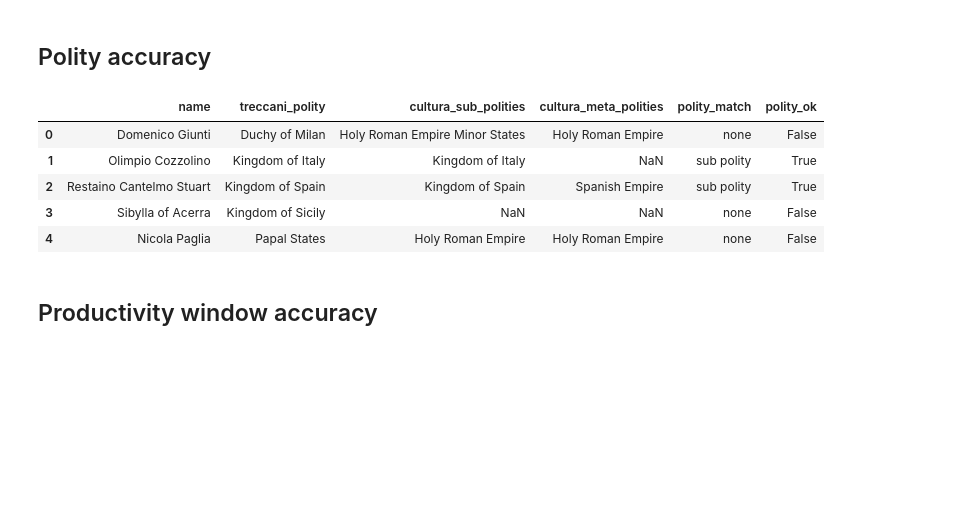
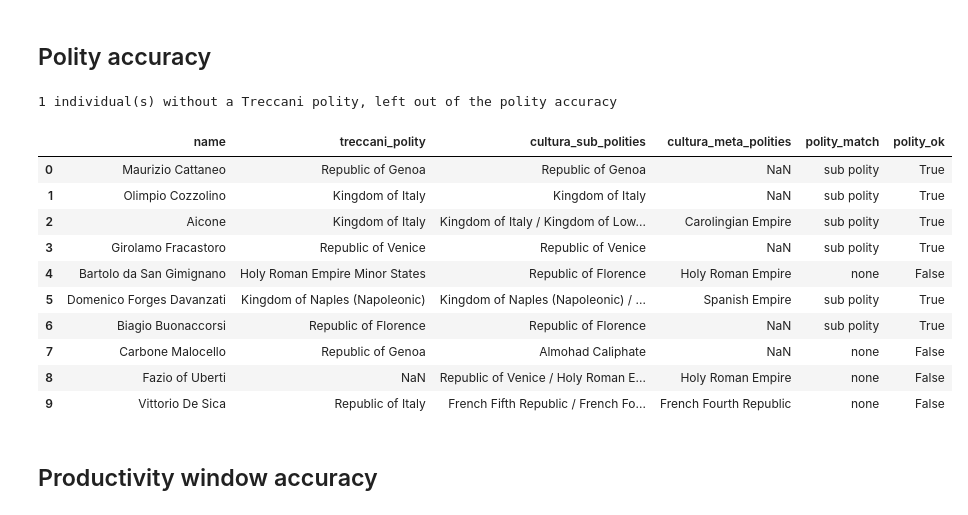
Before and after one commit to charlesdedampierre/cultura_database, a Jupyter notebook: notebooks/13_treccani_validation.ipynb, the cells around one changed output. Drawn from its saved outputs; the diff is of its cells as text; code cells hidden in the pictures; blank space fills up the shorter version.

```diff
--- a/notebooks/13_treccani_validation.ipynb
+++ b/notebooks/13_treccani_validation.ipynb
@@ -10,14 +10,16 @@ import duckdb
 import pandas as pd
 
 ROOT = Path.cwd().parent
-AI_ANSWERS = ROOT / "annotations" / "treccani_validation" / "treccani_ai_annotations.parquet"
+AI_ANSWERS = ROOT / "annotations" / "treccani_validation" / "treccani_ai_annotations_cultura10.parquet"
 DATABASE = ROOT / "data" / "cultura" / "humans_clean_v2_sample_treccani.duckdb"
 MIN_OVERLAP_SHARE = 0.5
 # %% [markdown]
 ## Treccani answers found by the AI
 # %%
 def window_years(answer):
-    years = [int(year) for year in re.findall(r"\b\d{3,4}\b", answer or "")]
+    years = []
+    for year, decade in re.findall(r"\b(\d{3,4})(s?)\b", answer or ""):
+        years += [int(year), int(year) + 9] if decade else [int(year)]
     if years:
         return min(years), max(years)
     centuries = [int(c) for c in re.findall(r"(\d{1,2})(?:st|nd|rd|th) century", answer or "")]
@@ -112,20 +129,28 @@ comparison
 # %%
 as_list = lambda ids: [] if ids is None or isinstance(ids, float) else list(ids)
 sub_ids = comparison["cultura_sub_polity_ids"].map(as_list)
 meta_ids = comparison["cultura_meta_polity_ids"].map(as_list)
 comparison["polity_match"] = [
     "sub polity" if treccani_id in subs else "meta polity" if treccani_id in metas else "none"
     for treccani_id, subs, metas in zip(comparison["treccani_polity_id"], sub_ids, meta_ids)
 ]
 comparison["polity_ok"] = comparison["polity_match"] != "none"
+comparison["has_treccani_polity"] = comparison["treccani_polity_id"].notna()
+print((~comparison["has_treccani_polity"]).sum(), "individual(s) without a Treccani polity, left out of the polity accuracy")
 comparison[["name", "treccani_polity", "cultura_sub_polities", "cultura_meta_polities", "polity_match", "polity_ok"]]
 # %% [output]
+1 individual(s) without a Treccani polity, left out of the polity accuracy
 |  | name | treccani_polity | cultura_sub_polities | cultura_meta_polities | polity_match | polity_ok |
-| 0 | Domenico Giunti | Duchy of Milan | Holy Roman Empire Minor States | Holy Roman Empire | none | False |
+| 0 | Maurizio Cattaneo | Republic of Genoa | Republic of Genoa | NaN | sub polity | True |
 | 1 | Olimpio Cozzolino | Kingdom of Italy | Kingdom of Italy | NaN | sub polity | True |
-| 2 | Restaino Cantelmo Stuart | Kingdom of Spain | Kingdom of Spain | Spanish Empire | sub polity | True |
-| 3 | Sibylla of Acerra | Kingdom of Sicily | NaN | NaN | none | False |
-| 4 | Nicola Paglia | Papal States | Holy Roman Empire | Holy Roman Empire | none | False |
+| 2 | Aicone | Kingdom of Italy | Kingdom of Italy / Kingdom of Low... | Carolingian Empire | sub polity | True |
+| 3 | Girolamo Fracastoro | Republic of Venice | Republic of Venice | NaN | sub polity | True |
+| 4 | Bartolo da San Gimignano | Holy Roman Empire Minor States | Republic of Florence | Holy Roman Empire | none | False |
+| 5 | Domenico Forges Davanzati | Kingdom of Naples (Napoleonic) | Kingdom of Naples (Napoleonic) / ... | Spanish Empire | sub polity | True |
+| 6 | Biagio Buonaccorsi | Republic of Florence | Republic of Florence | NaN | sub polity | True |
+| 7 | Carbone Malocello | Republic of Genoa | Almohad Caliphate | NaN | none | False |
+| 8 | Fazio of Uberti | NaN | Republic of Venice / Holy Roman E... | Holy Roman Empire | none | False |
+| 9 | Vittorio De Sica | Republic of Italy | French Fifth Republic / French Fo... | French Fourth Republic | none | False |
 # %% [markdown]
 ## Productivity window accuracy
 # %%
```
Also changed, not shown: parts of 5 cells of this notebook, 1 other file.
